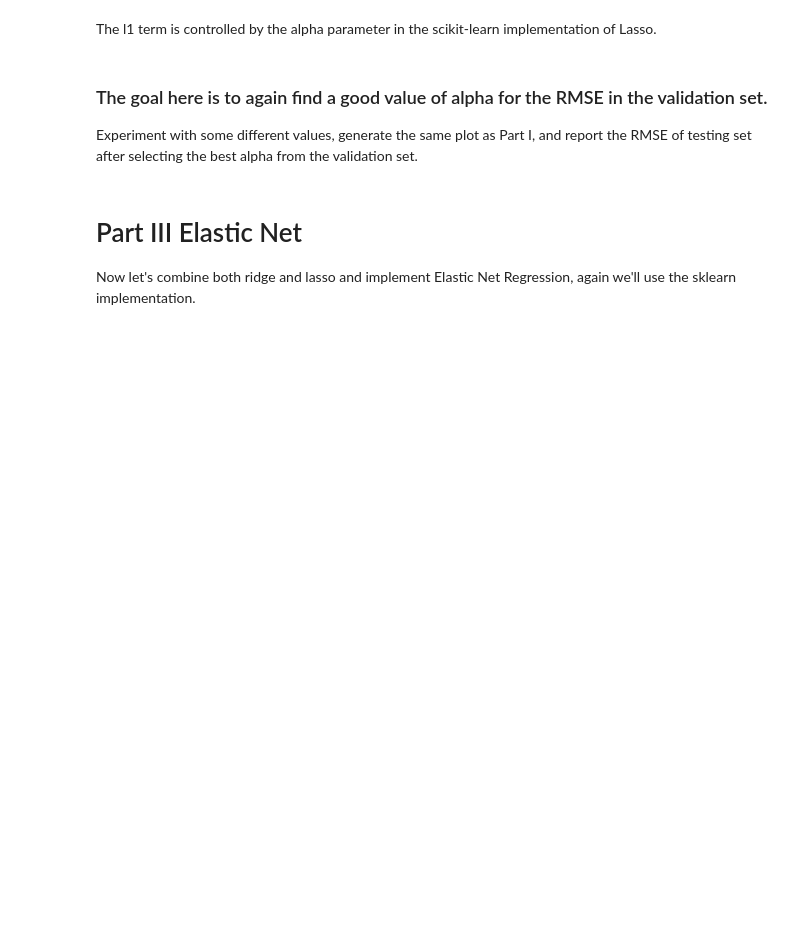
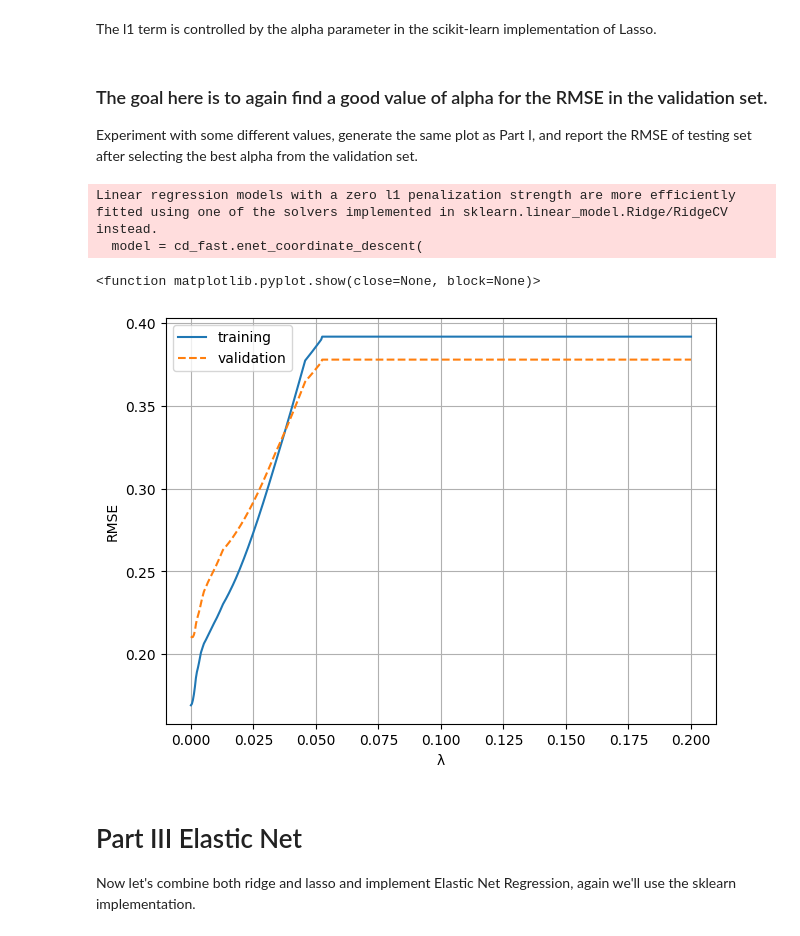
Before and after one commit to jhe-sua/fgv-teaemcd, a Jupyter notebook: lab5_linear_regression_regularization/Lab 05 -- Linear Regression 2.ipynb, the cells around one changed output. Cells and saved outputs as stored; diff of their text form; code cells hidden in the pictures; blank space fills up the shorter version.

```diff
--- a/lab5_linear_regression_regularization/Lab 05 -- Linear Regression 2.ipynb
+++ b/lab5_linear_regression_regularization/Lab 05 -- Linear Regression 2.ipynb
@@ -150,6 +170,36 @@ y_predict_lasso_reg = lasso_regression.predict(X_val)
 Experiment with some different values, generate the same plot as Part I, and report the RMSE of testing set after selecting the best alpha from the validation set.
 # %%
 # your code goes here:
+alpha_x = np.linspace(0,0.2, 500)
+rmsq_train_lasso = []
+rmsq_validation_lasso = []
+
+for cada_aplha in alpha_x:
+    lasso_regression = Lasso(alpha=cada_aplha).fit(X_train, y_train)
+    y_val_predict_lasso_reg = lasso_regression.predict(X_validation)
+    y_train_predict_lasso_reg = lasso_regression.predict(X_train)
+
+    rmsq_val_lasso = root_mean_squared_error(y_true=y_validation, y_pred=y_val_predict_lasso_reg)
+    rmsq_tr_lasso = root_mean_squared_error(y_true=y_train, y_pred=y_train_predict_lasso_reg)
+
+    rmsq_train_lasso.append(rmsq_tr_lasso)
+    rmsq_validation_lasso.append(rmsq_val_lasso)
+# %% [output]
+Linear regression models with a zero l1 penalization strength are more efficiently fitted using one of the solvers implemented in sklearn.linear_model.Ridge/RidgeCV instead.
+  model = cd_fast.enet_coordinate_descent(
+# %%
+plt.plot(alpha_x, rmsq_train_lasso, "-", label="training")
+plt.plot(alpha_x, rmsq_validation_lasso, "--", label="validation")
+
+plt.ylabel("RMSE")
+plt.xlabel("λ")
+plt.grid()
+plt.legend()
+plt.tight_layout()
+plt.show
+# %% [output]
+<function matplotlib.pyplot.show(close=None, block=None)>
+[figure, added]
 # %% [markdown]
 # Part III Elastic Net
 
```
Also changed, not shown: parts of 5 cells of this notebook.
